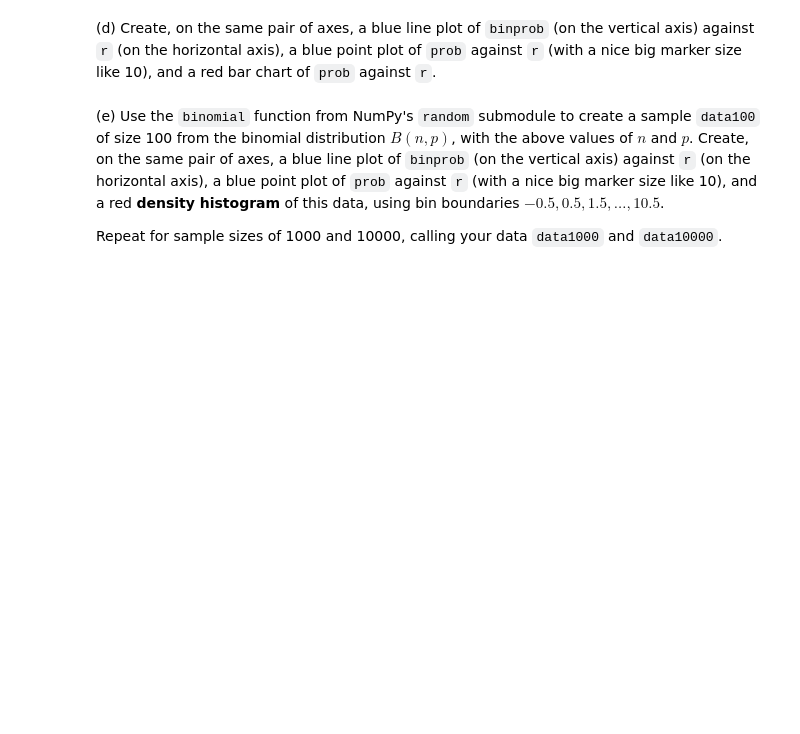
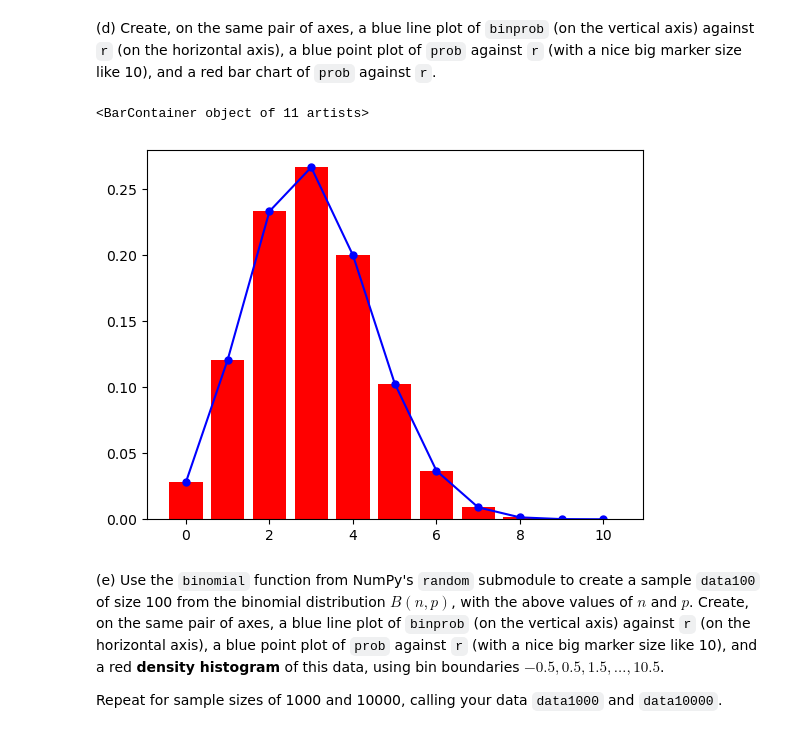
Before and after one commit to Imperial-MATH40006/math40006-2022-23-term2-week4-akiraawan, a Jupyter notebook: term2week4.ipynb, the cells around one changed output. Drawn from its saved outputs; the diff is of its cells as text; code cells hidden in the pictures; blank space fills up the shorter version.

```diff
--- a/term2week4.ipynb
+++ b/term2week4.ipynb
@@ -413,7 +410,8 @@ r defined correctly
 # %% [markdown]
 (b) Using `numpy`'s `cumprod` function, or otherwise, define `rfac` as a 1D array consisting of the integers $0!, 1!, 2!, \dots n!$, and `nmrfac` as a 1D array consisting of the integers $n!, (n-1)!, (n-2)!, \dots, 0!$.
 # %%
-
+rfac = np.concatenate((np.array([1]),np.cumprod(r[1:len(r)])))
+nmrfac = np.flip(rfac)
 print(rfac)
 print(nmrfac)
 # %% [output]
@@ -433,7 +440,9 @@ Then define `binprob` as a 1D array of floats, consisting of all the values of
 $$\frac{n!}{r!\,(n-r)!}\,p^r\,(1-p)^{n-r}$$
 for $r = 0,1,2,\dots,n.$
 # %%
-# YOUR CODE HERE
-raise NotImplementedError()
+bincoef = (rfac[n])/(rfac*nmrfac)
+
+binprob = (rfac[n]*pow(p,r)*(pow((1-p),(n-r))))/(rfac*nmrfac)
+
 print(bincoef)
 print(binprob)
@@ -446,8 +466,13 @@ question3c(_globals)
 # %% [markdown]
 (d) Create, on the same pair of axes, a blue line plot of `binprob` (on the vertical axis) against `r` (on the horizontal axis), a blue point plot of `prob` against `r` (with a nice big marker size like 10), and a red bar chart of `prob` against `r`.
 # %%
-# YOUR CODE HERE
-raise NotImplementedError()
+fig, ax = plt.subplots()
+ax.plot(r, binprob, "b-")
+ax.plot(r, binprob, "b.", markersize="10")
+ax.bar(r, binprob, color="red")
+# %% [output]
+<BarContainer object of 11 artists>
+[figure, added]
 # %% [markdown]
 (e) Use the `binomial` function from NumPy's `random` submodule to create a sample `data100` of size 100 from the binomial distribution $B(n,p)$, with the above values of $n$ and $p$. Create, on the same pair of axes, a blue line plot of `binprob` (on the vertical axis) against `r` (on the horizontal axis), a blue point plot of `prob` against `r` (with a nice big marker size like 10), and a red <b>density histogram</b> of this data, using bin boundaries $-0.5, 0.5, 1.5, \dots ,10.5$.
 
```
Also changed, not shown: parts of 26 cells of this notebook.
